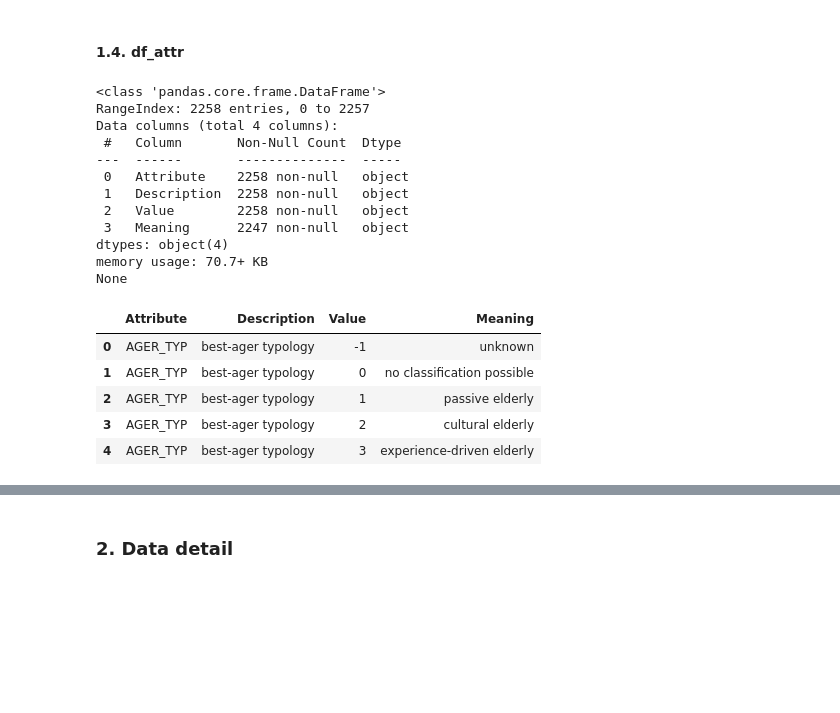
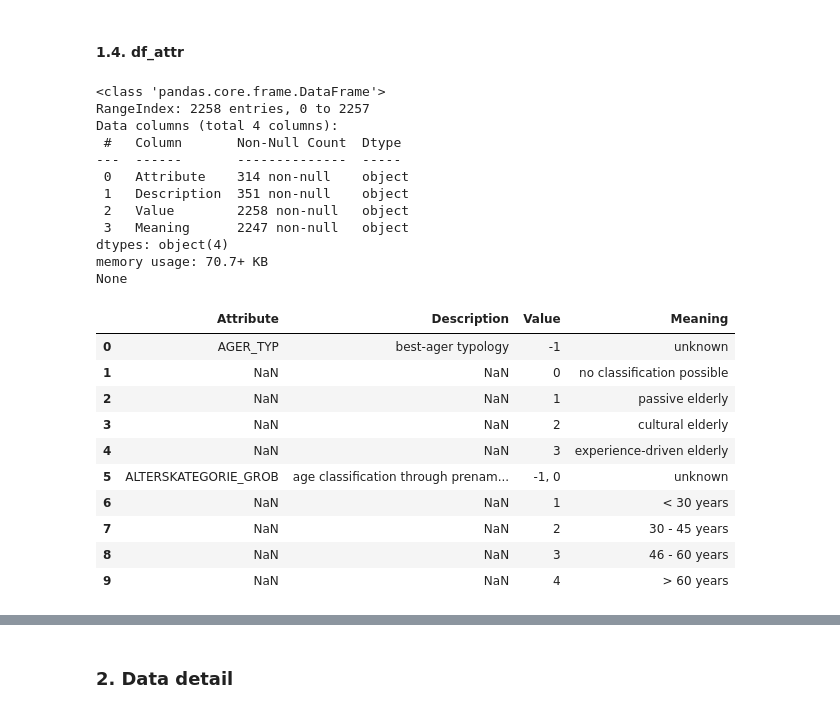
Before and after one commit to jaeyoun-chang/u_city_capstone, a Jupyter notebook: Arvato Project Workbook.ipynb, the cells around one changed output, grey strips where cells are left out. Saved outputs shown, nothing was run; the diff lists cells and outputs as text; code cells hidden in the pictures; blank space fills up the shorter version.

```diff
--- a/Arvato Project Workbook.ipynb
+++ b/Arvato Project Workbook.ipynb
@@ -276,34 +293,35 @@ None
 # %%
 '''
 load and overview
 '''
 
 df_attr = pd.read_excel(
     'DIAS Attributes - Values 2017.xlsx', header=1).iloc[:, 1:]
 df_attr.name = 'df_attr'
 
-# only 1st lines of information have values
-df_attr[['Attribute', 'Description']] = df_attr[
-    ['Attribute', 'Description']].fillna(method = 'ffill')
-
 print (df_attr.info())
-df_attr.head()
+df_attr.head(10)
 # %% [output]
 <class 'pandas.core.frame.DataFrame'>
 RangeIndex: 2258 entries, 0 to 2257
 Data columns (total 4 columns):
  #   Column       Non-Null Count  Dtype
 ---  ------       --------------  -----
- 0   Attribute    2258 non-null   object
- 1   Description  2258 non-null   object
+ 0   Attribute    314 non-null    object
+ 1   Description  351 non-null    object
  2   Value        2258 non-null   object
  3   Meaning      2247 non-null   object
 dtypes: object(4)
 memory usage: 70.7+ KB
 None
 |  | Attribute | Description | Value | Meaning |
 | 0 | AGER_TYP | best-ager typology | -1 | unknown |
-| 1 | AGER_TYP | best-ager typology | 0 | no classification possible |
-| 2 | AGER_TYP | best-ager typology | 1 | passive elderly |
-| 3 | AGER_TYP | best-ager typology | 2 | cultural elderly |
-| 4 | AGER_TYP | best-ager typology | 3 | experience-driven elderly |
+| 1 | NaN | NaN | 0 | no classification possible |
+| 2 | NaN | NaN | 1 | passive elderly |
+| 3 | NaN | NaN | 2 | cultural elderly |
+| 4 | NaN | NaN | 3 | experience-driven elderly |
+| 5 | ALTERSKATEGORIE_GROB | age classification through prenam... | -1, 0 | unknown |
+| 6 | NaN | NaN | 1 | < 30 years |
+| 7 | NaN | NaN | 2 | 30 - 45 years |
+| 8 | NaN | NaN | 3 | 46 - 60 years |
+| 9 | NaN | NaN | 4 | > 60 years |
```
Also changed, not shown: parts of 16 cells of this notebook, 2 other files.
